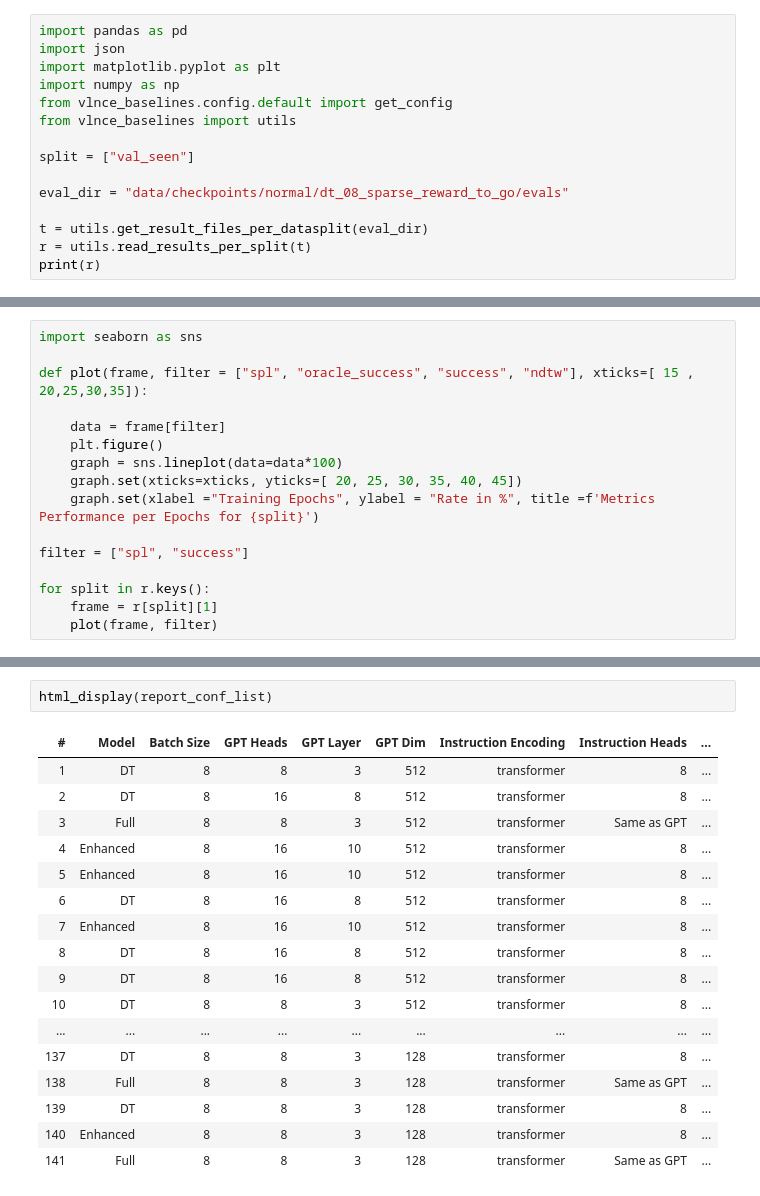
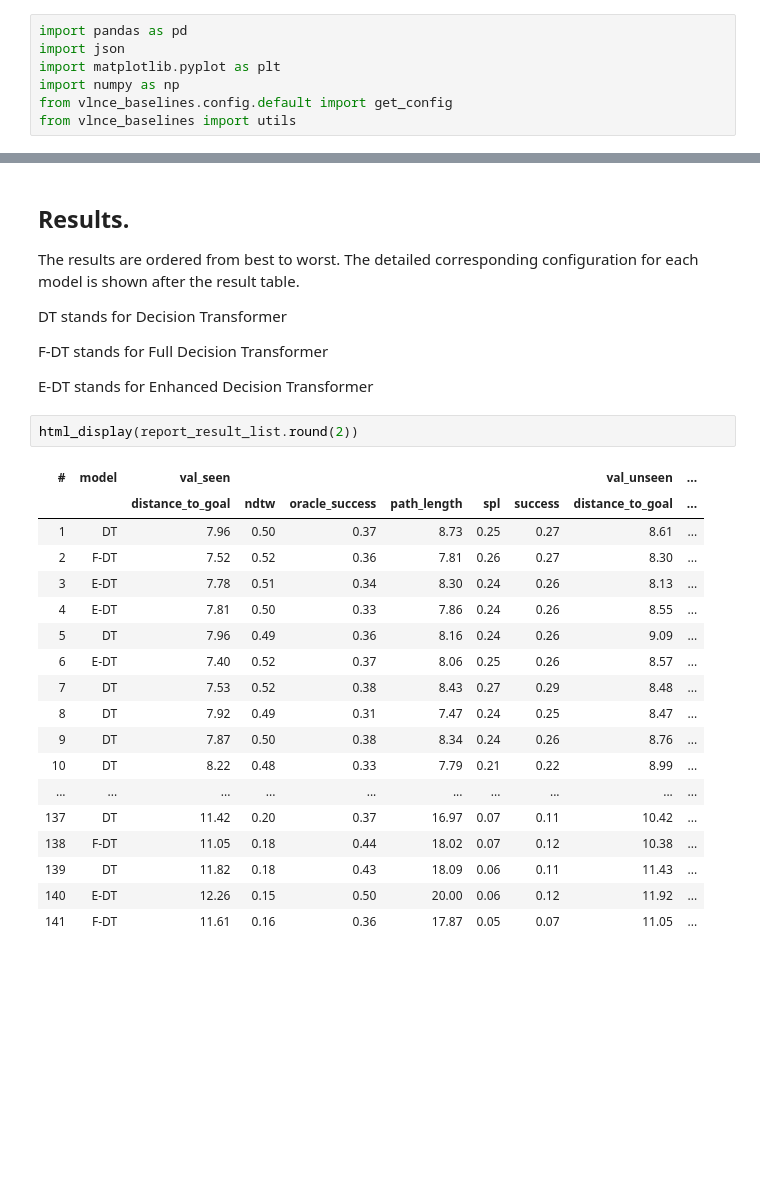
Before and after one commit to rafiberlin/VLN-CE, a Jupyter notebook: for_report_only.ipynb, the cells around one changed output, grey strips where cells are left out. Saved outputs shown, nothing was run; the diff lists cells and outputs as text; blank space fills up the shorter version.

```diff
--- a/for_report_only.ipynb
+++ b/for_report_only.ipynb
@@ -5,11 +5,3 @@ import matplotlib.pyplot as plt
 import numpy as np
 from vlnce_baselines.config.default import get_config
 from vlnce_baselines import utils
-
-split = ["val_seen"]
-
-eval_dir = "data/checkpoints/normal/dt_08_sparse_reward_to_go/evals"
-
-t = utils.get_result_files_per_datasplit(eval_dir)
-r = utils.read_results_per_split(t)
-print(r)
@@ -34,16 +7,0 @@ print(r)
-# %%
-import seaborn as sns
-
-def plot(frame, filter = ["spl", "oracle_success", "success", "ndtw"], xticks=[ 15 , 20,25,30,35]):
-
-    data = frame[filter]
-    plt.figure()
-    graph = sns.lineplot(data=data*100)
-    graph.set(xticks=xticks, yticks=[ 20, 25, 30, 35, 40, 45])
-    graph.set(xlabel ="Training Epochs", ylabel = "Rate in %", title =f'Metrics Performance per Epochs for {split}')
-
-filter = ["spl", "success"]
-
-for split in r.keys():
-    frame = r[split][1]
-    plot(frame, filter)
@@ -314,23 +214,34 @@ Config not found: vlnce_baselines/config/r2r_baselines/decision_transformer/all/
 Config not found: vlnce_baselines/config/r2r_baselines/decision_transformer/all/dt_full_b16_d512.yaml
 Config not found: vlnce_baselines/config/r2r_baselines/decision_transformer/all/full_sv_b08_d512_state_instruct_sparse_to_go.yaml
 Config not found: vlnce_baselines/config/r2r_baselines/decision_transformer/all/dt_full_b16_d256.yaml
+# %% [markdown]
+## Results.
+
+The results are ordered from best to worst. The detailed corresponding configuration for each model is shown after the result table.
+
+DT stands for Decision Transformer
+
+F-DT stands for Full Decision Transformer
+
+E-DT stands for Enhanced Decision Transformer
 # %%
-html_display(report_conf_list)
+html_display(report_result_list.round(2))
 # %% [output]
-| # | Model | Batch Size | GPT Heads | GPT Layer | GPT Dim | Instruction Encoding | Instruction Heads | ... |
-| 1 | DT | 8 | 8 | 3 | 512 | transformer | 8 | ... |
-| 2 | DT | 8 | 16 | 8 | 512 | transformer | 8 | ... |
-| 3 | Full | 8 | 8 | 3 | 512 | transformer | Same as GPT | ... |
-| 4 | Enhanced | 8 | 16 | 10 | 512 | transformer | 8 | ... |
-| 5 | Enhanced | 8 | 16 | 10 | 512 | transformer | 8 | ... |
-| 6 | DT | 8 | 16 | 8 | 512 | transformer | 8 | ... |
-| 7 | Enhanced | 8 | 16 | 10 | 512 | transformer | 8 | ... |
-| 8 | DT | 8 | 16 | 8 | 512 | transformer | 8 | ... |
-| 9 | DT | 8 | 16 | 8 | 512 | transformer | 8 | ... |
-| 10 | DT | 8 | 8 | 3 | 512 | transformer | 8 | ... |
-| ... | ... | ... | ... | ... | ... | ... | ... | ... |
-| 137 | DT | 8 | 8 | 3 | 128 | transformer | 8 | ... |
-| 138 | Full | 8 | 8 | 3 | 128 | transformer | Same as GPT | ... |
-| 139 | DT | 8 | 8 | 3 | 128 | transformer | 8 | ... |
-| 140 | Enhanced | 8 | 8 | 3 | 128 | transformer | 8 | ... |
-| 141 | Full | 8 | 8 | 3 | 128 | transformer | Same as GPT | ... |
+| # | model | val_seen |  |  |  |  |  | val_unseen | ... |
+|  |  | distance_to_goal | ndtw | oracle_success | path_length | spl | success | distance_to_goal | ... |
+| 1 | DT | 7.96 | 0.50 | 0.37 | 8.73 | 0.25 | 0.27 | 8.61 | ... |
+| 2 | F-DT | 7.52 | 0.52 | 0.36 | 7.81 | 0.26 | 0.27 | 8.30 | ... |
+| 3 | E-DT | 7.78 | 0.51 | 0.34 | 8.30 | 0.24 | 0.26 | 8.13 | ... |
+| 4 | E-DT | 7.81 | 0.50 | 0.33 | 7.86 | 0.24 | 0.26 | 8.55 | ... |
+| 5 | DT | 7.96 | 0.49 | 0.36 | 8.16 | 0.24 | 0.26 | 9.09 | ... |
+| 6 | E-DT | 7.40 | 0.52 | 0.37 | 8.06 | 0.25 | 0.26 | 8.57 | ... |
+| 7 | DT | 7.53 | 0.52 | 0.38 | 8.43 | 0.27 | 0.29 | 8.48 | ... |
+| 8 | DT | 7.92 | 0.49 | 0.31 | 7.47 | 0.24 | 0.25 | 8.47 | ... |
+| 9 | DT | 7.87 | 0.50 | 0.38 | 8.34 | 0.24 | 0.26 | 8.76 | ... |
+| 10 | DT | 8.22 | 0.48 | 0.33 | 7.79 | 0.21 | 0.22 | 8.99 | ... |
+| ... | ... | ... | ... | ... | ... | ... | ... | ... | ... |
+| 137 | DT | 11.42 | 0.20 | 0.37 | 16.97 | 0.07 | 0.11 | 10.42 | ... |
+| 138 | F-DT | 11.05 | 0.18 | 0.44 | 18.02 | 0.07 | 0.12 | 10.38 | ... |
+| 139 | DT | 11.82 | 0.18 | 0.43 | 18.09 | 0.06 | 0.11 | 11.43 | ... |
+| 140 | E-DT | 12.26 | 0.15 | 0.50 | 20.00 | 0.06 | 0.12 | 11.92 | ... |
+| 141 | F-DT | 11.61 | 0.16 | 0.36 | 17.87 | 0.05 | 0.07 | 11.05 | ... |
```
Also changed, not shown: parts of 10 cells of this notebook.
